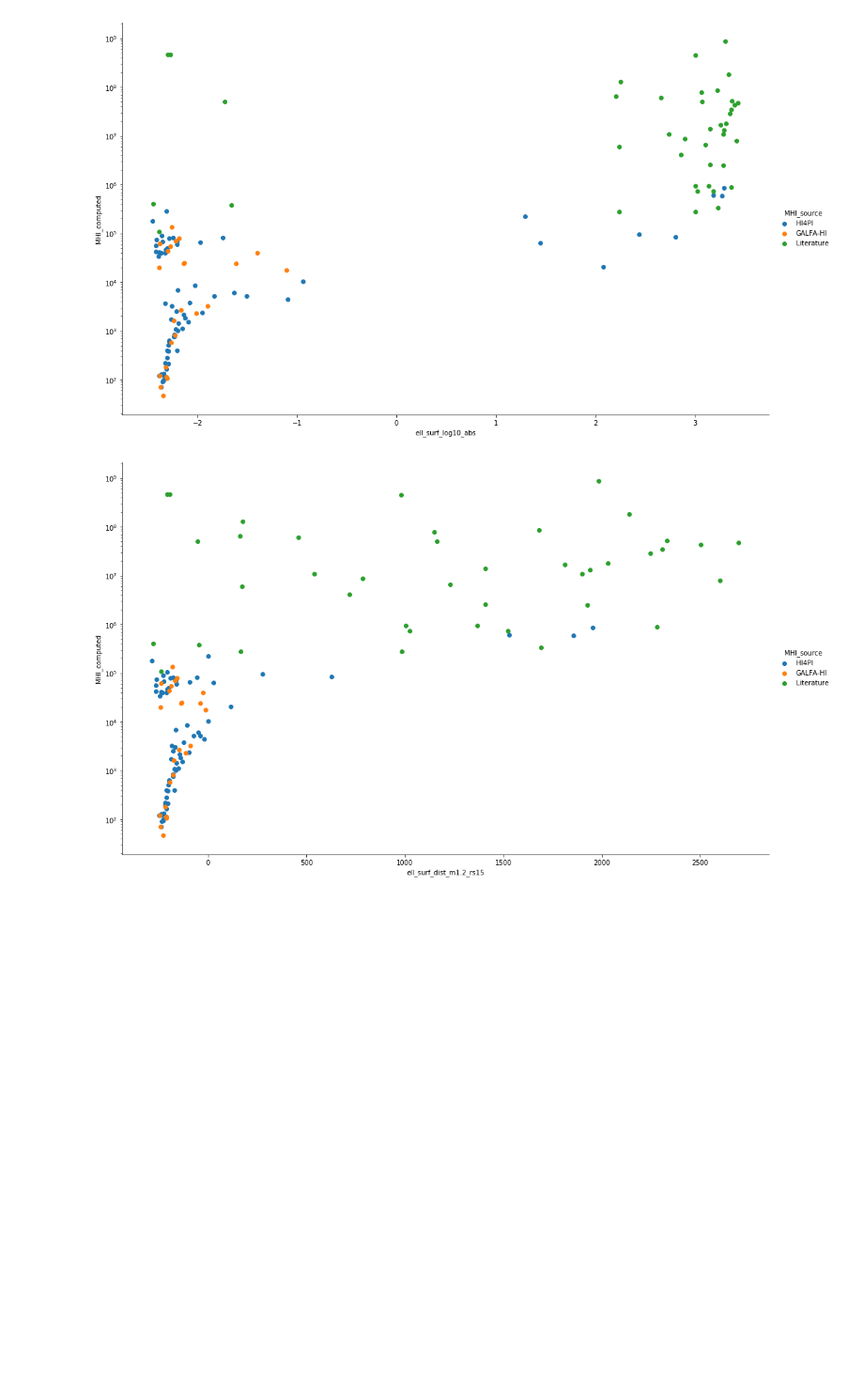
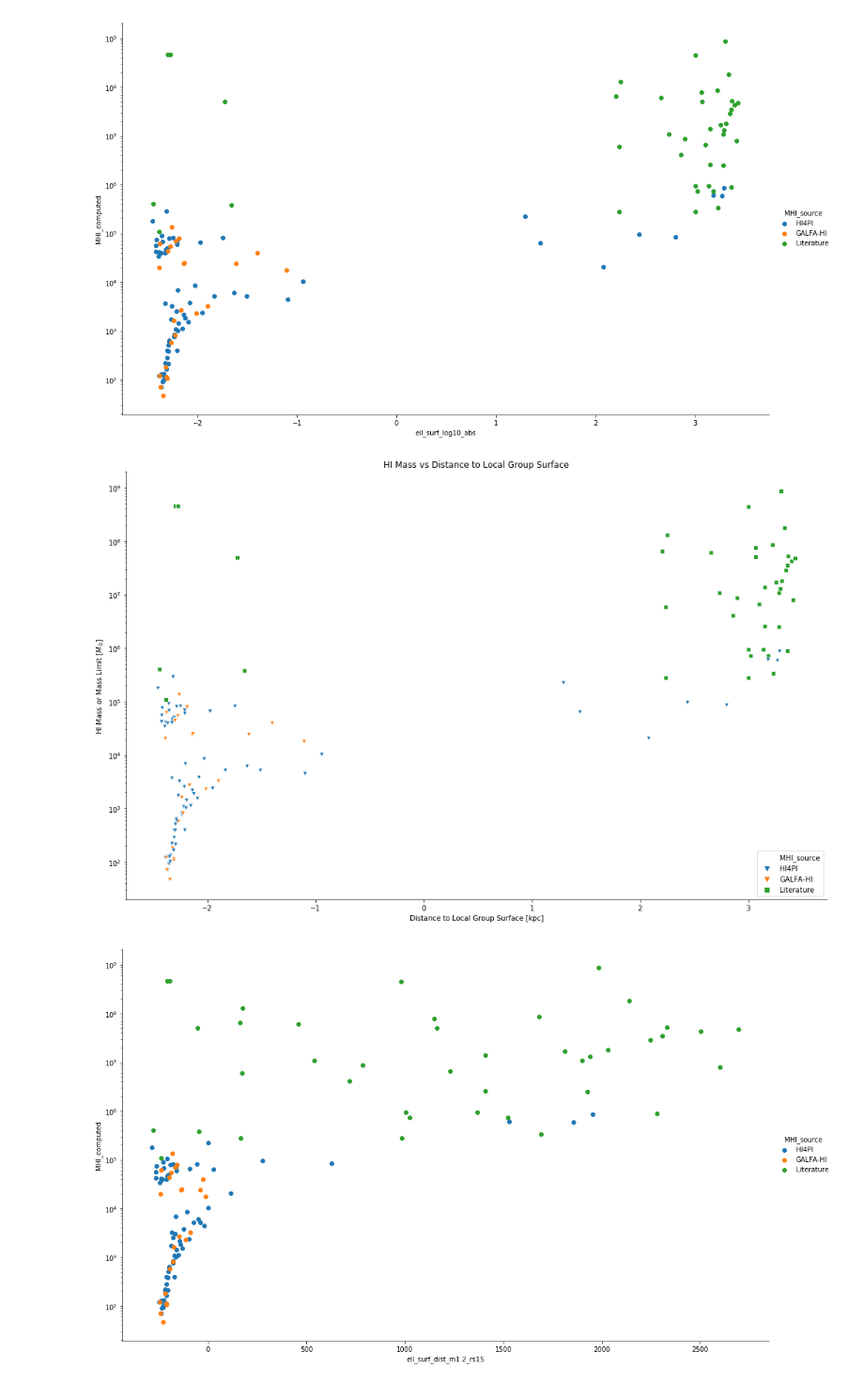
Before and after one commit to janagrc/HIdwarflimits, a Jupyter notebook: HI_Limits.ipynb, the cells around one changed output. Shown at 94% size. Saved outputs shown, nothing was run; the diff lists cells and outputs as text; code cells hidden in the pictures; blank space fills up the shorter version.

Commit message:
Pretty LG surf dist plot

```diff
--- a/HI_Limits.ipynb
+++ b/HI_Limits.ipynb
@@ -1281,6 +1281,20 @@ fg.map(plt.scatter, 'ell_surf_log10_abs', 'MHI_computed').add_legend()
 plt.show()
 # %% [output]
 [figure]
+# %%
+#MHI_computed vs min dist to m31 or mw, whichever is less
+fg = sb.FacetGrid(data=gals_merged, hue='MHI_source', height = 9,aspect=1.61)
+fg.set(xscale="linear", yscale="log")
+#fg.map(plt.scatter, 'min_dist_mw_or_m31', 'MHI_computed').add_legend()
+fg = sb.scatterplot(x=gals_merged['ell_surf_log10_abs'], y=gals_merged['MHI_computed'],hue=gals_merged['MHI_source'], style=gals_merged['MHI_source'],markers={"Literature": "s", "HI4PI": "v", "GALFA-HI": "v"})
+#print(gals_merged.count())
+
+plt.title("HI Mass vs Distance to Local Group Surface")
+plt.ylabel("HI Mass or Mass Limit [$M_{\odot}$]")
+plt.xlabel("Distance to Local Group Surface [kpc]")
+plt.show()
+# %% [output]
+[figure, added]
 # %%
 #r_ell, normalized with labels, ylog only scale
 fg = sb.FacetGrid(data=gals_merged, hue='MHI_source', height = 9,aspect=1.61)
```
